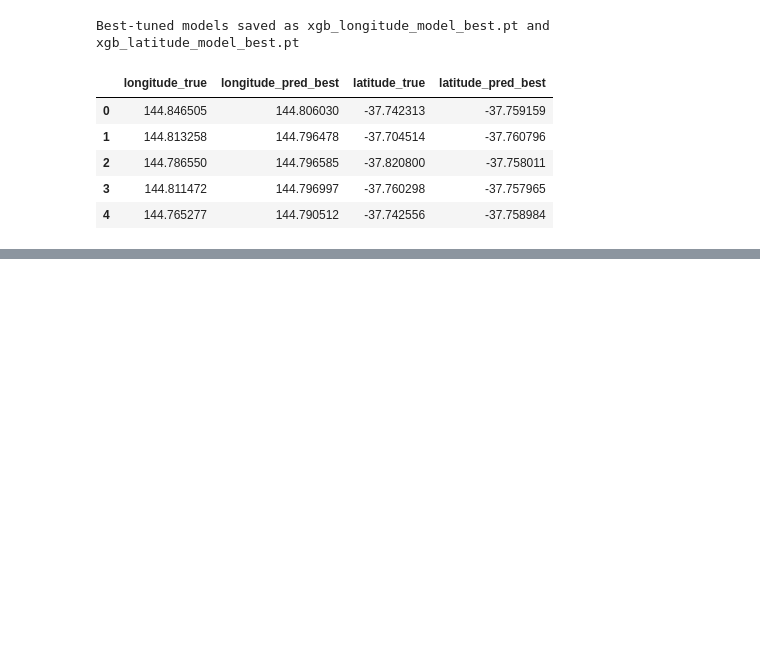
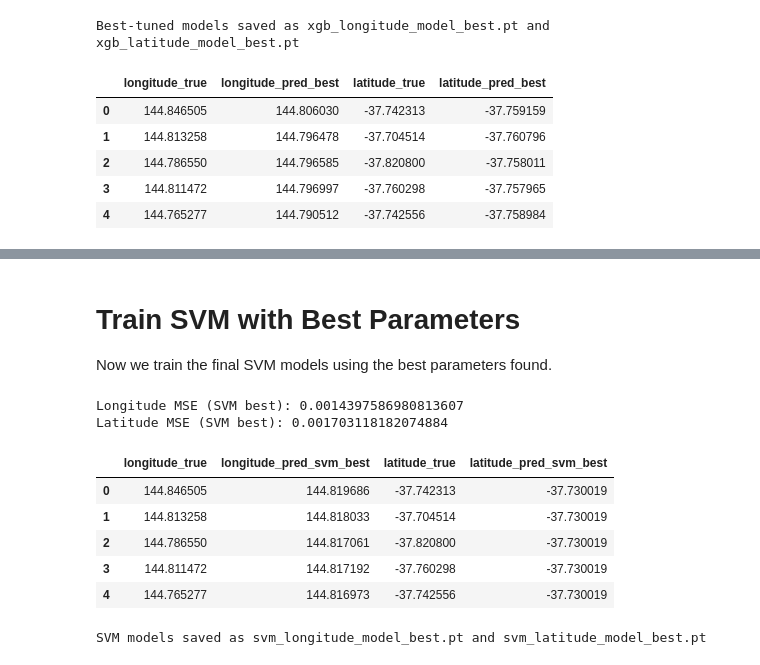
Before and after one commit to NonExstnt/COS40007-Design-Project, a Jupyter notebook: position_model/latlon_predict.ipynb, the cells around one changed output, grey strips where cells are left out. Saved outputs shown, nothing was run; the diff lists cells and outputs as text; code cells hidden in the pictures; blank space fills up the shorter version.

```diff
--- a/position_model/latlon_predict.ipynb
+++ b/position_model/latlon_predict.ipynb
@@ -226,0 +323,43 @@ Best-tuned models saved as xgb_longitude_model_best.pt and xgb_latitude_model_be
+# %% [markdown]
+# Train SVM with Best Parameters
+Now we train the final SVM models using the best parameters found.
+# %%
+svm_long_best = SVR(**grid_search_long_svm.best_params_)
+svm_lat_best = SVR(**grid_search_lat_svm.best_params_)
+svm_long_best.fit(X_train, y_long_train)
+svm_lat_best.fit(X_train, y_lat_train)
+
+# Predict and evaluate
+y_long_pred_svm_best = svm_long_best.predict(X_test)
+y_lat_pred_svm_best = svm_lat_best.predict(X_test)
+mse_long_svm_best = mean_squared_error(y_long_test, y_long_pred_svm_best)
+mse_lat_svm_best = mean_squared_error(y_lat_test, y_lat_pred_svm_best)
+print(f'Longitude MSE (SVM best): {mse_long_svm_best}')
+print(f'Latitude MSE (SVM best): {mse_lat_svm_best}')
+# %% [output]
+Longitude MSE (SVM best): 0.0014397586980813607
+Latitude MSE (SVM best): 0.001703118182074884
+# %%
+# Save the best-tuned SVM predictions
+results_svm_best_df = pd.DataFrame({
+    'longitude_true': np.array(y_long_test),
+    'longitude_pred_svm_best': y_long_pred_svm_best,
+    'latitude_true': np.array(y_lat_test),
+    'latitude_pred_svm_best': y_lat_pred_svm_best
+})
+results_svm_best_df.to_csv('latlon_predictions_vs_true_svm_best.csv', index=False)
+results_svm_best_df.head()
+# %% [output]
+|  | longitude_true | longitude_pred_svm_best | latitude_true | latitude_pred_svm_best |
+| 0 | 144.846505 | 144.819686 | -37.742313 | -37.730019 |
+| 1 | 144.813258 | 144.818033 | -37.704514 | -37.730019 |
+| 2 | 144.786550 | 144.817061 | -37.820800 | -37.730019 |
+| 3 | 144.811472 | 144.817192 | -37.760298 | -37.730019 |
+| 4 | 144.765277 | 144.816973 | -37.742556 | -37.730019 |
+# %%
+# Save the trained SVM models for longitude and latitude
+joblib.dump(svm_long_best, 'svm_longitude_model_best.pt')
+joblib.dump(svm_lat_best, 'svm_latitude_model_best.pt')
+print('SVM models saved as svm_longitude_model_best.pt and svm_latitude_model_best.pt')
+# %% [output]
+SVM models saved as svm_longitude_model_best.pt and svm_latitude_model_best.pt
```
Also changed, not shown: parts of 10 cells of this notebook, 7 other files.
